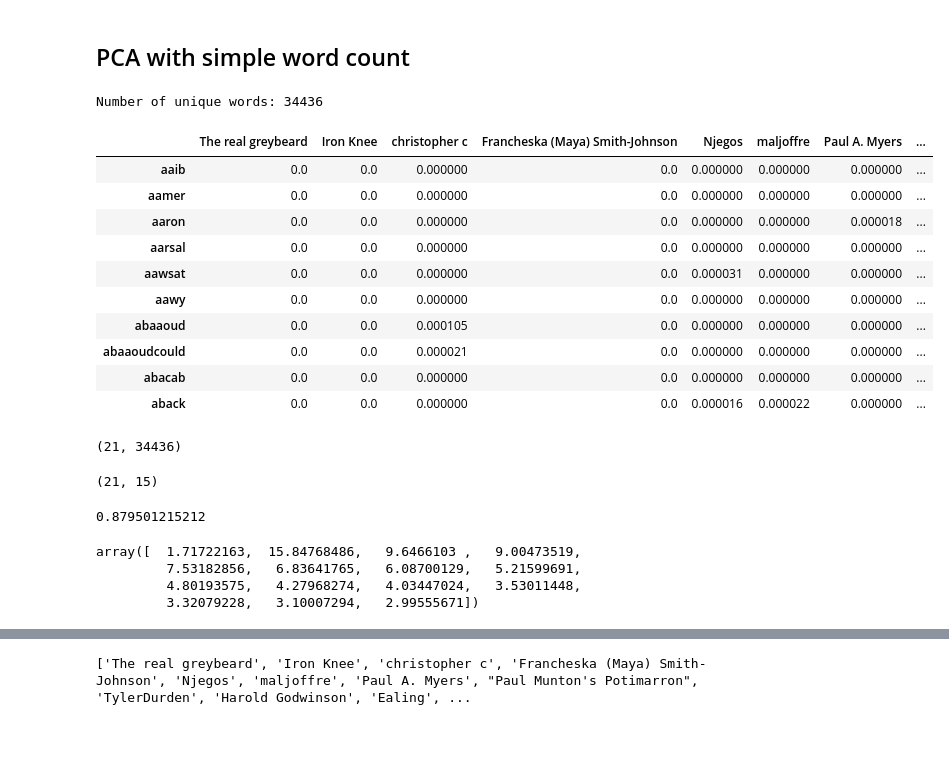
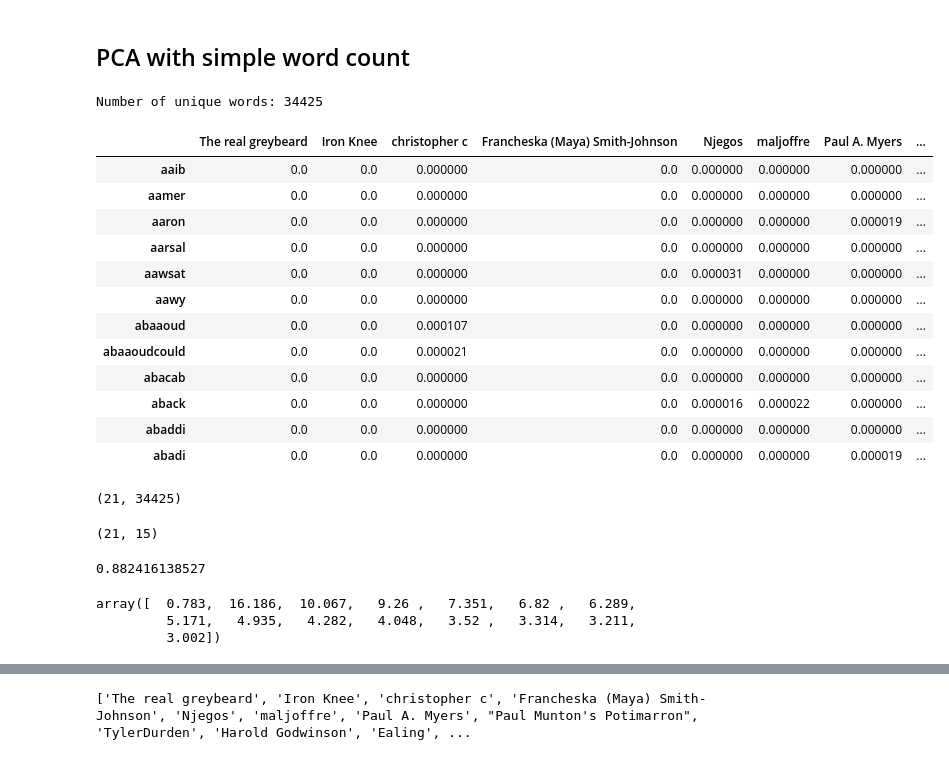
Before and after one commit to clementlefevre/trolloscopy, a Jupyter notebook: Text_analysis.ipynb, the cells around one changed output, grey strips where cells are left out. Cells and saved outputs as stored; diff of their text form; code cells hidden in the pictures.

```diff
--- a/Text_analysis.ipynb
+++ b/Text_analysis.ipynb
@@ -141,7 +228,7 @@ def word_count(df,author_name):
     words = re.split(r'\W+', content.lower())
     words = filter(lambda x: x.isalpha(), words)
     words = [word for word in words
-    if len(word) > 3 and word not in stop_words_en]
+    if len(word) > 3 and word not in stop]
 
     word_count = Counter(words)
     return word_count
@@ -167,35 +254,36 @@ author_list =['The real greybeard','Iron Knee', 'christopher c','Francheska (May
 # %%
 word_df = pd.DataFrame()
 for author in author_list:
     word_counter = word_count(df,author)
     word_count_df = pd.DataFrame.from_dict(word_counter,
                                      orient='index')
-#     file_df.columns = [fname.replace('input/papers/', '').replace('.txt', '')]
     word_count_df.ix[:, 0] = word_count_df.values.flatten() / float(word_count_df.values.sum())
     word_count_df.columns=[author]
     word_df = pd.merge(word_df,word_count_df,left_index=True,right_index=True,how='outer')
 
 word_df = word_df.fillna(0)
 print "Number of unique words: %s" % len(word_df)
-word_df.head(10)
+word_df.head(12)
 # %% [output]
-Number of unique words: 34436
+Number of unique words: 34425
 |  | The real greybeard | Iron Knee | christopher c | Francheska (Maya) Smith-Johnson | Njegos | maljoffre | Paul A. Myers | ... |
 | aaib | 0.0 | 0.0 | 0.000000 | 0.0 | 0.000000 | 0.000000 | 0.000000 | ... |
 | aamer | 0.0 | 0.0 | 0.000000 | 0.0 | 0.000000 | 0.000000 | 0.000000 | ... |
-| aaron | 0.0 | 0.0 | 0.000000 | 0.0 | 0.000000 | 0.000000 | 0.000018 | ... |
+| aaron | 0.0 | 0.0 | 0.000000 | 0.0 | 0.000000 | 0.000000 | 0.000019 | ... |
 | aarsal | 0.0 | 0.0 | 0.000000 | 0.0 | 0.000000 | 0.000000 | 0.000000 | ... |
 | aawsat | 0.0 | 0.0 | 0.000000 | 0.0 | 0.000031 | 0.000000 | 0.000000 | ... |
 | aawy | 0.0 | 0.0 | 0.000000 | 0.0 | 0.000000 | 0.000000 | 0.000000 | ... |
-| abaaoud | 0.0 | 0.0 | 0.000105 | 0.0 | 0.000000 | 0.000000 | 0.000000 | ... |
+| abaaoud | 0.0 | 0.0 | 0.000107 | 0.0 | 0.000000 | 0.000000 | 0.000000 | ... |
 | abaaoudcould | 0.0 | 0.0 | 0.000021 | 0.0 | 0.000000 | 0.000000 | 0.000000 | ... |
 | abacab | 0.0 | 0.0 | 0.000000 | 0.0 | 0.000000 | 0.000000 | 0.000000 | ... |
 | aback | 0.0 | 0.0 | 0.000000 | 0.0 | 0.000016 | 0.000022 | 0.000000 | ... |
+| abaddi | 0.0 | 0.0 | 0.000000 | 0.0 | 0.000000 | 0.000000 | 0.000000 | ... |
+| abadi | 0.0 | 0.0 | 0.000000 | 0.0 | 0.000000 | 0.000000 | 0.000019 | ... |
 # %%
 data =word_df.T
 data.shape
 # %% [output]
-(21, 34436)
+(21, 34425)
 # %%
 labels = data.index.values
 # %%
@@ -207,14 +295,13 @@ X.shape
 # %%
 print pca.explained_variance_ratio_.sum()
 # %% [output]
-0.879501215212
+0.882416138527
 # %%
 pca.explained_variance_ratio_*100
 # %% [output]
-array([  1.71722163,  15.84768486,   9.6466103 ,   9.00473519,
-         7.53182856,   6.83641765,   6.08700129,   5.21599691,
-         4.80193575,   4.27968274,   4.03447024,   3.53011448,
-         3.32079228,   3.10007294,   2.99555671])
+array([  0.783,  16.186,  10.067,   9.26 ,   7.351,   6.82 ,   6.289,
+         5.171,   4.935,   4.282,   4.048,   3.52 ,   3.314,   3.211,
+         3.002])
 # %%
 df = pd.DataFrame({"name":labels})
 for i in range(pca.explained_variance_ratio_.shape[0]):
```
Also changed, not shown: parts of 39 cells of this notebook.
